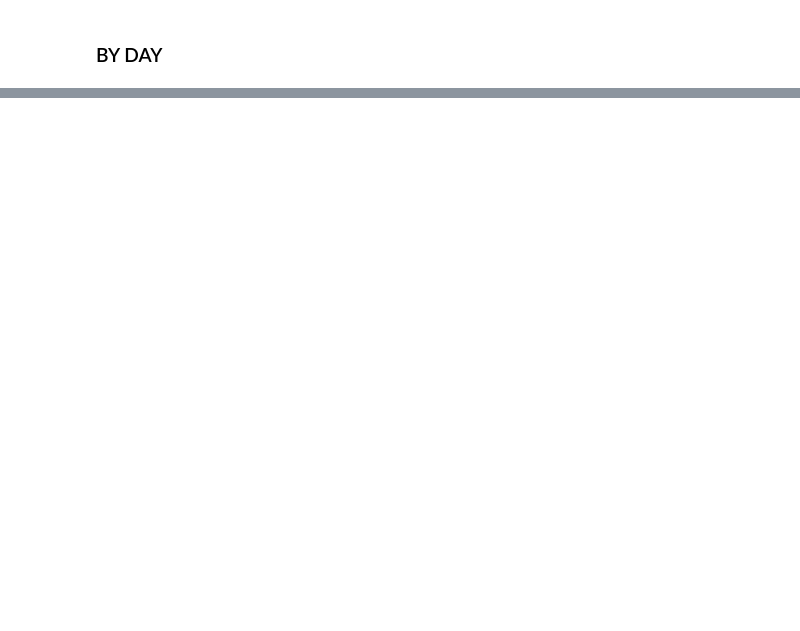
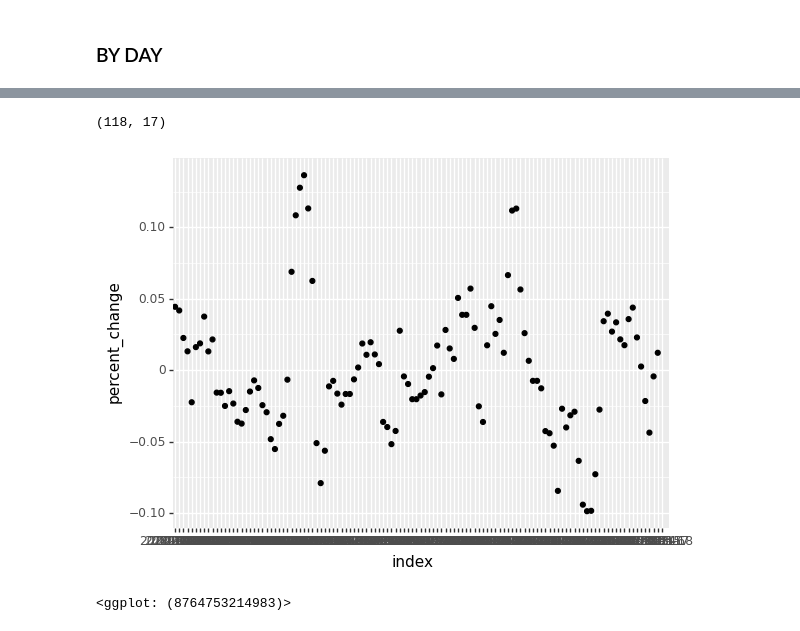
Before and after one commit to Cloblak/youtube_content_based_stock_prediction, a Jupyter notebook: 10_code/EDA_Blank_Code.ipynb, the cells around one changed output, grey strips where cells are left out. Drawn from its saved outputs; the diff is of its cells as text; code cells hidden in the pictures; blank space fills up the shorter version.

```diff
--- a/10_code/EDA_Blank_Code.ipynb
+++ b/10_code/EDA_Blank_Code.ipynb
@@ -55,6 +65,5 @@ def create_response(start_date, end_date, stock_name):
     bins = [-(np.inf), -0.03, 0.03, np.inf]
     names = ["sell", "hold", "buy"]
     response_df["action"] = pd.cut(response_df["percent_change"], bins, labels=names)
-    response_df["close"] = data["Close"]
     response_df = response_df.reset_index()
     return response_df
@@ -139,25 +131,4 @@ X_full_feautures_final
 # %%
-X_features = nvidia_df.filter(
-    [
-        "videoTitleSentimentScore_pos",
-        "videoTitleSentimentScore_neg",
-        "videoTitleSentimentScore_com",
-        "captionSentimentScore_pos",
-        "captionSentimentScore_neg",
-        "captionSentimentScore_com",
-        "num_days_since_pub",
-        "viewcounts_weighted",
-        "like_count_weighted",
-        "like_dislike_ratio",
-        "weighted_like_dislike_ratio",
-        "like_dislike_ratio_by_viewcounts_weighted",
-        "Date",
-    ],
-    axis=1,
-)
-
-X_feautures_pre_merge = X_features.groupby(["Date"]).mean().reset_index()
-
 X_feautures_pre_merge["Date"] = pd.to_datetime(
     X_feautures_pre_merge["Date"], format="%Y-%m-%d", utc=True
 ).dt.date
@@ -177,14 +148,3 @@ responce_df["index"] = pd.to_datetime(
 X_agg_by_day_feautures_final = X_feautures_pre_merge.merge(
     responce_df, left_on="Date", right_on="index", how="left", indicator=True
 )
-
-columns = ['videoTitleSentimentScore_pos', 'videoTitleSentimentScore_neg',
-       'videoTitleSentimentScore_com', 'captionSentimentScore_pos',
-       'captionSentimentScore_neg', 'captionSentimentScore_com',
-       'num_days_since_pub', 'viewcounts_weighted', 'like_count_weighted',
-       'like_dislike_ratio', 'weighted_like_dislike_ratio',
-       'like_dislike_ratio_by_viewcounts_weighted']
-
-min_max_scaler = preprocessing.MinMaxScaler()
-X_agg_by_day_feautures_final[columns] = min_max_scaler.fit_transform(X_agg_by_day_feautures_final[columns])
-X_agg_by_day_feautures_final
@@ -190,0 +160,4 @@ X_agg_by_day_feautures_final
+# %%
+X_agg_by_day_feautures_final.shape
+# %% [output]
+(118, 17)
@@ -190,0 +166,5 @@ X_agg_by_day_feautures_final
+# %%
+ggplot(X_agg_by_day_feautures_final, aes(x='index', y='percent_change')) + geom_point() + geom_smooth(method = 'lowess')
+# %% [output]
+[figure, added]
+<ggplot: (8764753214983)>
```
Also changed, not shown: parts of 38 cells of this notebook.
